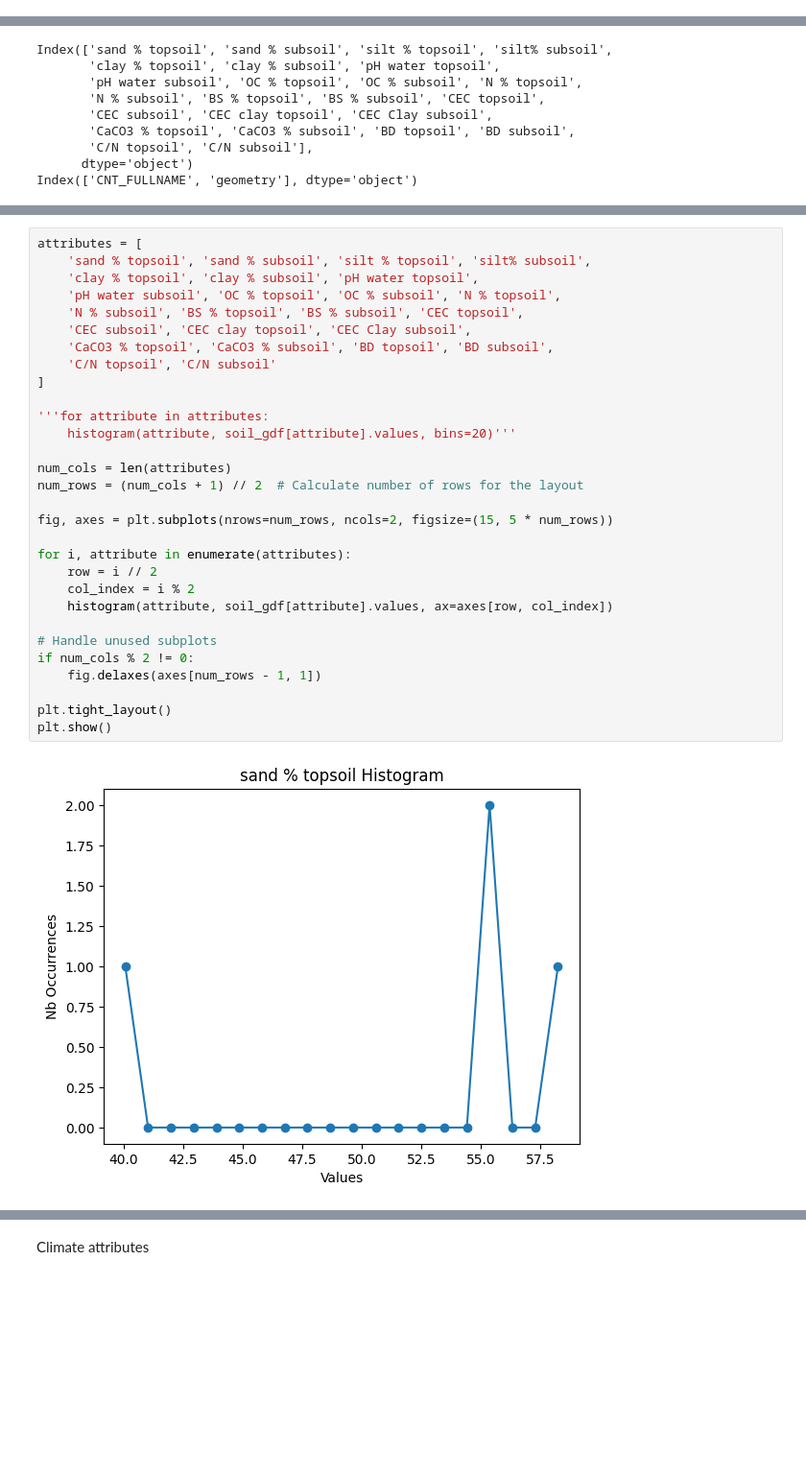
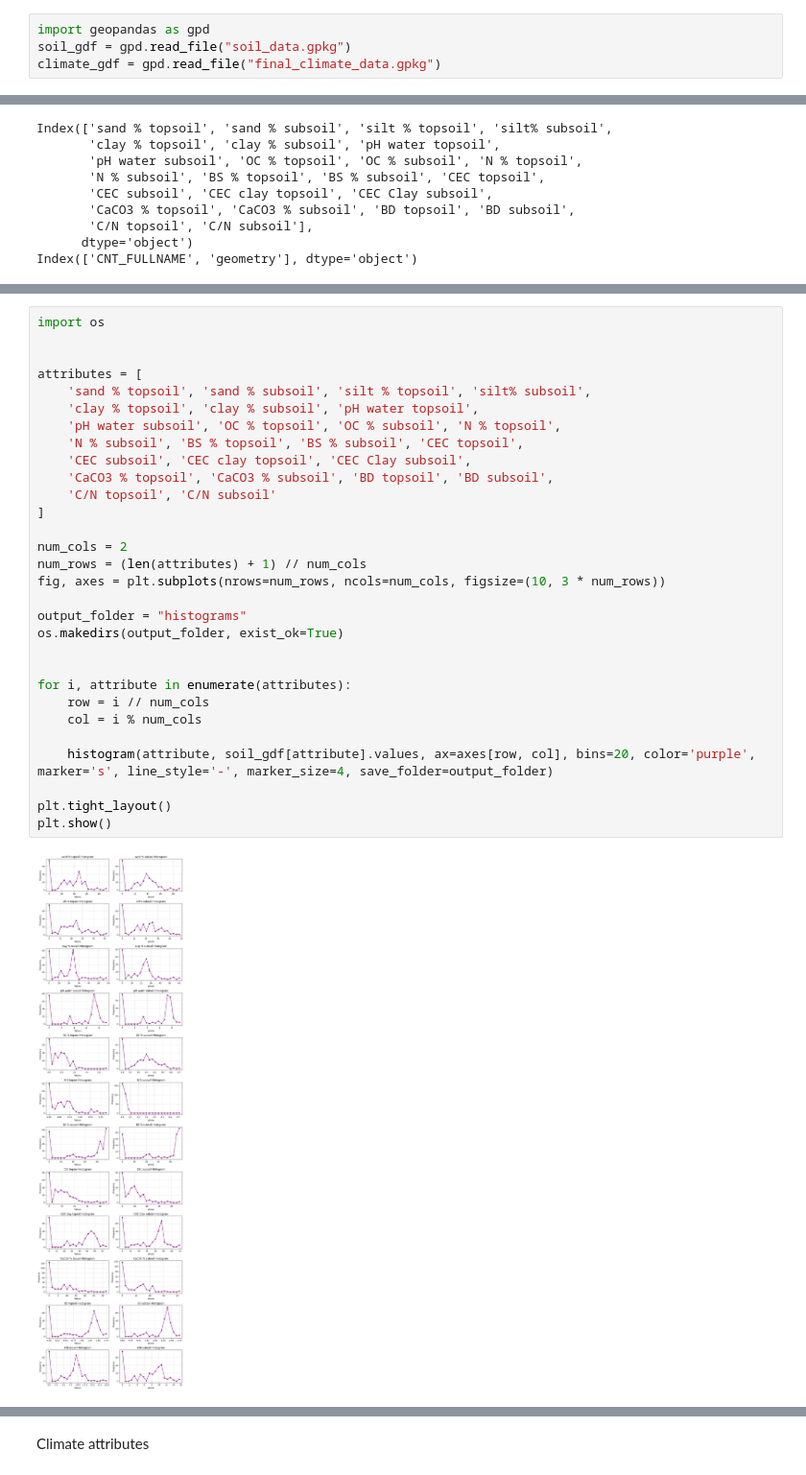
Before and after one commit to rahilGhamraci/Data-Mining-Project, a Jupyter notebook: part 1.ipynb, the cells around one changed output, grey strips where cells are left out. Shown at 96% size. Cells and saved outputs as stored; diff of their text form; blank space fills up the shorter version.

Commit message:
visualization part done

```diff
--- a/part 1.ipynb
+++ b/part 1.ipynb
@@ -429,0 +455,4 @@ def bar_chart(df,attribute_name, bins=10):
+# %%
+import geopandas as gpd
+soil_gdf = gpd.read_file("soil_data.gpkg")
+climate_gdf = gpd.read_file("final_climate_data.gpkg")
@@ -502,32 +556,32 @@ Results saved to soil_attributes_summary.csv
 # %%
+import os
+
+
 attributes = [
     'sand % topsoil', 'sand % subsoil', 'silt % topsoil', 'silt% subsoil',
     'clay % topsoil', 'clay % subsoil', 'pH water topsoil',
     'pH water subsoil', 'OC % topsoil', 'OC % subsoil', 'N % topsoil',
     'N % subsoil', 'BS % topsoil', 'BS % subsoil', 'CEC topsoil',
     'CEC subsoil', 'CEC clay topsoil', 'CEC Clay subsoil',
     'CaCO3 % topsoil', 'CaCO3 % subsoil', 'BD topsoil', 'BD subsoil',
     'C/N topsoil', 'C/N subsoil'
 ]
 
-'''for attribute in attributes:
-    histogram(attribute, soil_gdf[attribute].values, bins=20)'''
+num_cols = 2
+num_rows = (len(attributes) + 1) // num_cols
+fig, axes = plt.subplots(nrows=num_rows, ncols=num_cols, figsize=(10, 3 * num_rows))
 
-num_cols = len(attributes)
-num_rows = (num_cols + 1) // 2  # Calculate number of rows for the layout
+output_folder = "histograms"
+os.makedirs(output_folder, exist_ok=True)
 
-fig, axes = plt.subplots(nrows=num_rows, ncols=2, figsize=(15, 5 * num_rows))
 
 for i, attribute in enumerate(attributes):
-    row = i // 2
-    col_index = i % 2
-    histogram(attribute, soil_gdf[attribute].values, ax=axes[row, col_index])
+    row = i // num_cols
+    col = i % num_cols
 
-# Handle unused subplots
-if num_cols % 2 != 0:
-    fig.delaxes(axes[num_rows - 1, 1])
+    histogram(attribute, soil_gdf[attribute].values, ax=axes[row, col], bins=20, color='purple', marker='s', line_style='-', marker_size=4, save_folder=output_folder)
 
 plt.tight_layout()
 plt.show()
 # %% [output]
-[figure, old version]
+[figure, new version]
```
Also changed, not shown: parts of 21 cells of this notebook.
